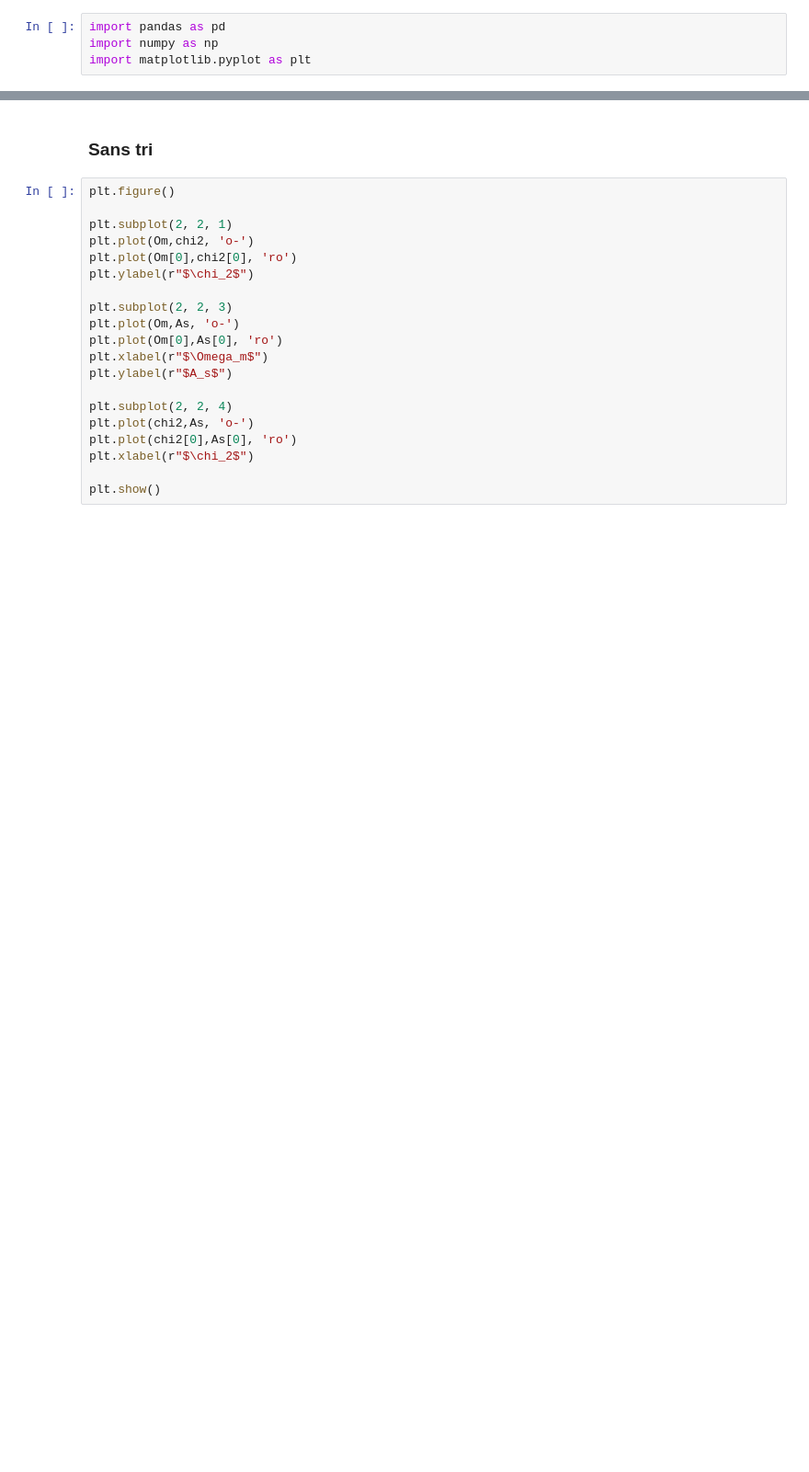
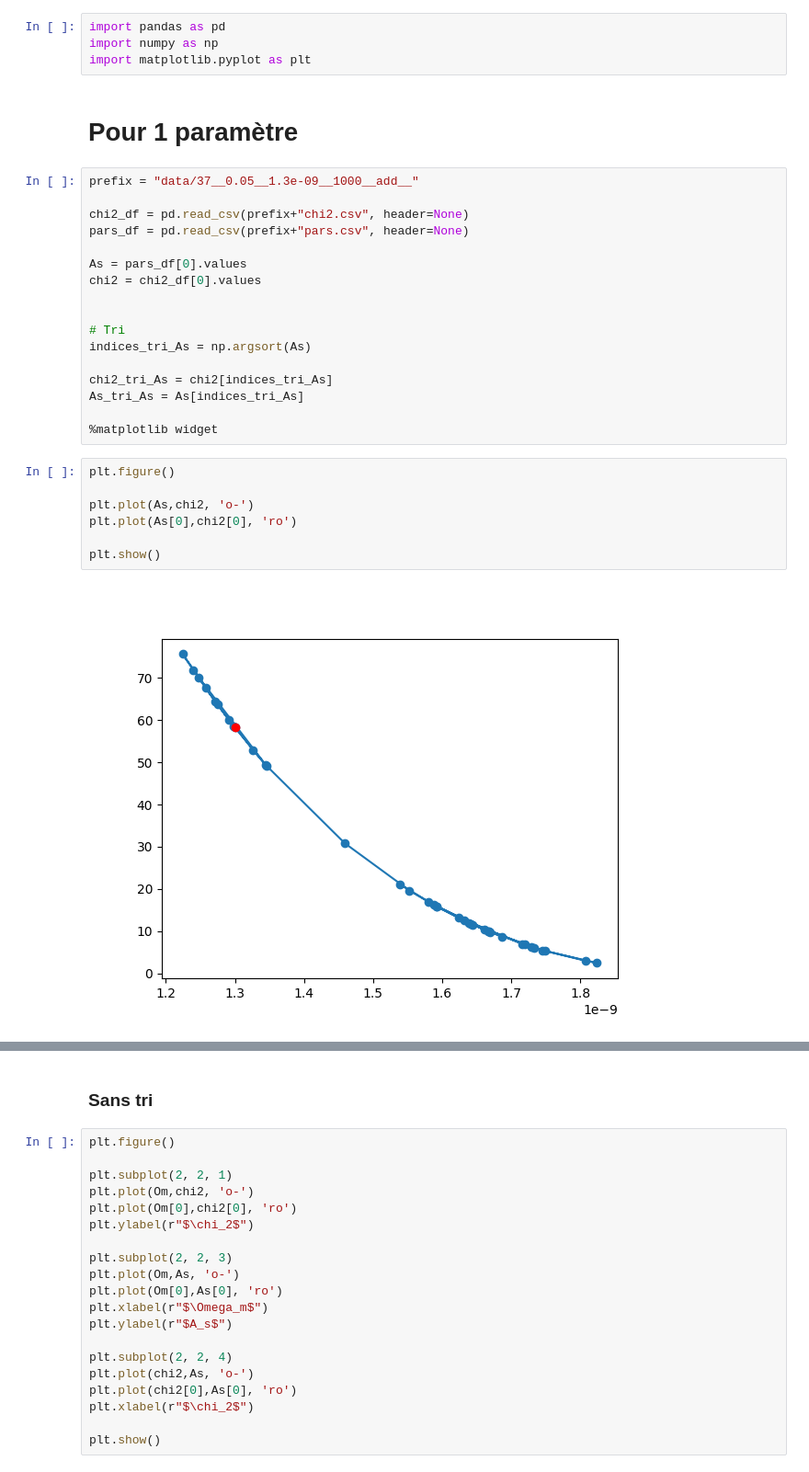
Before and after one commit to Thomas054/My_hmf, a Jupyter notebook: Read_data.ipynb, the cells around one changed output, grey strips where cells are left out. Shown at 92% size. Cells and saved outputs as stored; diff of their text form; blank space fills up the shorter version.

```diff
--- a/Read_data.ipynb
+++ b/Read_data.ipynb
@@ -2,3 +2,31 @@
 import pandas as pd
 import numpy as np
 import matplotlib.pyplot as plt
+# %% [markdown]
+# Pour 1 paramètre
+# %%
+prefix = "data/37__0.05__1.3e-09__1000__add__"
+
+chi2_df = pd.read_csv(prefix+"chi2.csv", header=None)
+pars_df = pd.read_csv(prefix+"pars.csv", header=None)
+
+As = pars_df[0].values
+chi2 = chi2_df[0].values
+
+
+# Tri
+indices_tri_As = np.argsort(As)
+
+chi2_tri_As = chi2[indices_tri_As]
+As_tri_As = As[indices_tri_As]
+
+%matplotlib widget
+# %%
+plt.figure()
+
+plt.plot(As,chi2, 'o-')
+plt.plot(As[0],chi2[0], 'ro')
+
+plt.show()
+# %% [output]
+[figure, added]
```
Also changed, not shown: parts of 3 cells of this notebook, 12 other files.
